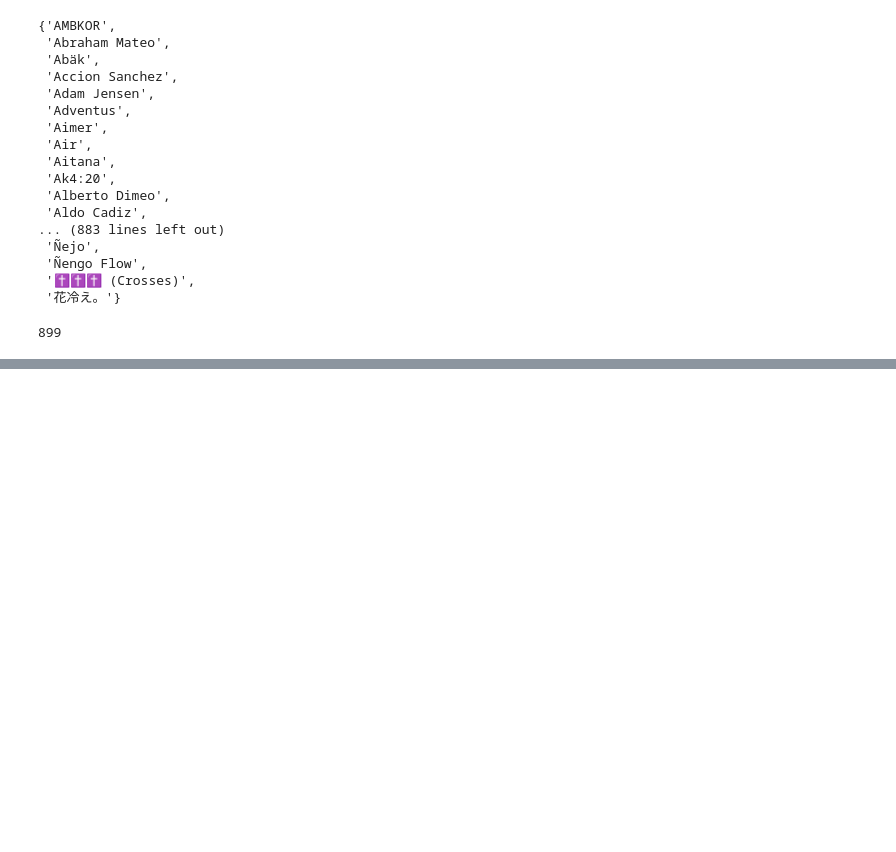
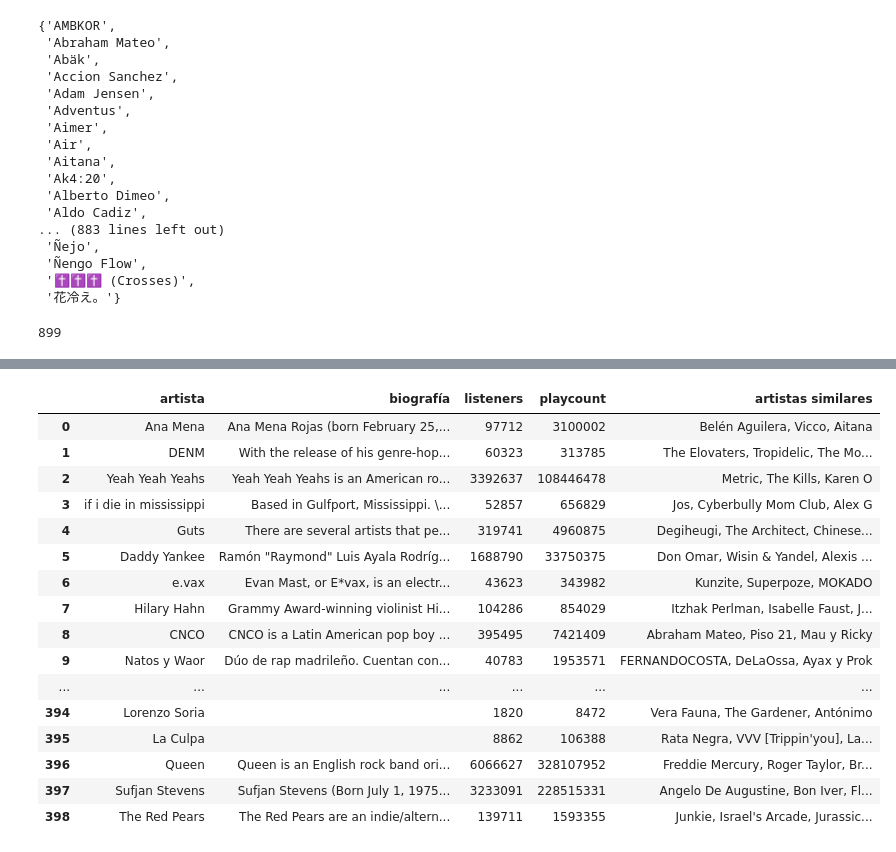
Before and after one commit to mpenacasares/equipo-2-musicStream-data-promoK, a Jupyter notebook: notebooks/pruebas_fiona_extracción_lastfm.ipynb, the cells around one changed output, grey strips where cells are left out. Drawn from its saved outputs; the diff is of its cells as text; code cells hidden in the pictures; blank space fills up the shorter version.

```diff
--- a/notebooks/pruebas_fiona_extracción_lastfm.ipynb
+++ b/notebooks/pruebas_fiona_extracción_lastfm.ipynb
@@ -165,18 +219,20 @@ CÓDIGO HASTA AHORA - NEXT STEP: BUSCAR SOLUCION AL DATA FRAME
+# %%
+artistas_prueba = ['Shakira', 'Gorillaz', 'Queen', 'Oasis', 'Bonobo']
 # %%
 # Este sería el código completo. El df da error. No se puede crear porque las columnas no tienen el mismo número de datos.
 
 #list_artistas
-set_artist_prueba
+#set_artist_prueba
 
 dict_shakira = {"artista": [], "biografía": [], "listeners": [], "playcount": [], "artistas similares": []}
 
-for artista in list_artistas:
+for artista in artistas_prueba:
 
     API_KEY = '357e10dfd8c3d43a08795cbb92a9cf24'
     url_base = 'https://ws.audioscrobbler.com/2.0'
     params_info = {
         'method': 'artist.getinfo',
-        'artist': f"{set_artist_prueba}",
+        'artist': artista,
         'api_key': API_KEY,
         'format': 'json'
         }
@@ -204,13 +260,19 @@ for artista in list_artistas:
         dict_shakira['playcount'].append("NULL")
 
     try:
+        artistas_similares = []
+
         for elemento in artista_json['artist']['similar']['artist']:
-            dict_shakira["artistas similares"].append(elemento['name'])
+            artistas_similares.append(elemento['name'])
+            if len(artistas_similares) >= 3:
+                break
+
+        dict_shakira['artistas similares'].append(", ".join(artistas_similares) if artistas_similares else "NULL")
+
     except(ValueError, KeyError):
         dict_shakira['artistas similares'].append("NULL")
 
-dict_shakira['artistas similares'] = [', '.join(dict_shakira['artistas similares'])]
-
+print(dict_shakira)
 df = pd.DataFrame(dict_shakira)
 
 df
@@ -218,0 +289,70 @@ KeyboardInterrupt:
+# %%
+dict_artistas = {"artista": [], "biografía": [], "listeners": [], "playcount": [], "artistas similares": []}
+
+for artista in set_artist:
+
+    API_KEY = '357e10dfd8c3d43a08795cbb92a9cf24'
+    url_base = 'https://ws.audioscrobbler.com/2.0'
+    params_info = {
+        'method': 'artist.getinfo',
+        'artist': artista,
+        'api_key': API_KEY,
+        'format': 'json'
+        }
+    artista = requests.get(url_base, params=params_info)
+    artista_json = artista.json()
+
+    try:
+        dict_artistas['artista'].append(artista_json['artist']['name'])
+    except(ValueError, KeyError):
+        dict_artistas['artista'].append("NULL")
+
+    try:
+        dict_artistas['biografía'].append(artista_json['artist']['bio']['content'])
+    except(ValueError, KeyError):
+        dict_artistas['biografía'].append("NULL")
+
+    try:
+        dict_artistas["listeners"].append(int(artista_json['artist']['stats']['listeners']))
+    except(ValueError, KeyError):
+        dict_artistas['listeners'].append("NULL")
+
+    try:
+        dict_artistas["playcount"].append(int(artista_json['artist']['stats']['playcount']))
+    except(ValueError, KeyError):
+        dict_artistas['playcount'].append("NULL")
+
+    try:
+        artistas_similares = []
+
+        for elemento in artista_json['artist']['similar']['artist']:
+            artistas_similares.append(elemento['name'])
+            if len(artistas_similares) >= 3:
+                break
+
+        dict_artistas['artistas similares'].append(", ".join(artistas_similares) if artistas_similares else "NULL")
+
+    except(ValueError, KeyError):
+        dict_artistas['artistas similares'].append("NULL")
+
+df = pd.DataFrame(dict_artistas)
+
+df
+# %% [output]
+|  | artista | biografía | listeners | playcount | artistas similares |
+| 0 | Ana Mena | Ana Mena Rojas (born February 25,... | 97712 | 3100002 | Belén Aguilera, Vicco, Aitana |
+| 1 | DENM | With the release of his genre-hop... | 60323 | 313785 | The Elovaters, Tropidelic, The Mo... |
+| 2 | Yeah Yeah Yeahs | Yeah Yeah Yeahs is an American ro... | 3392637 | 108446478 | Metric, The Kills, Karen O |
+| 3 | if i die in mississippi | Based in Gulfport, Mississippi. \... | 52857 | 656829 | Jos, Cyberbully Mom Club, Alex G |
+| 4 | Guts | There are several artists that pe... | 319741 | 4960875 | Degiheugi, The Architect, Chinese... |
+| 5 | Daddy Yankee | Ramón "Raymond" Luis Ayala Rodríg... | 1688790 | 33750375 | Don Omar, Wisin & Yandel, Alexis ... |
+| 6 | e.vax | Evan Mast, or E*vax, is an electr... | 43623 | 343982 | Kunzite, Superpoze, MOKADO |
+| 7 | Hilary Hahn | Grammy Award-winning violinist Hi... | 104286 | 854029 | Itzhak Perlman, Isabelle Faust, J... |
+| 8 | CNCO | CNCO is a Latin American pop boy ... | 395495 | 7421409 | Abraham Mateo, Piso 21, Mau y Ricky |
+| 9 | Natos y Waor | Dúo de rap madrileño. Cuentan con... | 40783 | 1953571 | FERNANDOCOSTA, DeLaOssa, Ayax y Prok |
+| ... | ... | ... | ... | ... | ... |
+| 394 | Lorenzo Soria |  | 1820 | 8472 | Vera Fauna, The Gardener, Antónimo |
+| 395 | La Culpa |  | 8862 | 106388 | Rata Negra, VVV [Trippin'you], La... |
+| 396 | Queen | Queen is an English rock band ori... | 6066627 | 328107952 | Freddie Mercury, Roger Taylor, Br... |
+| 397 | Sufjan Stevens | Sufjan Stevens (Born July 1, 1975... | 3233091 | 228515331 | Angelo De Augustine, Bon Iver, Fl... |
+| 398 | The Red Pears | The Red Pears are an indie/altern... | 139711 | 1593355 | Junkie, Israel's Arcade, Jurassic... |
```
Also changed, not shown: parts of 9 cells of this notebook.
